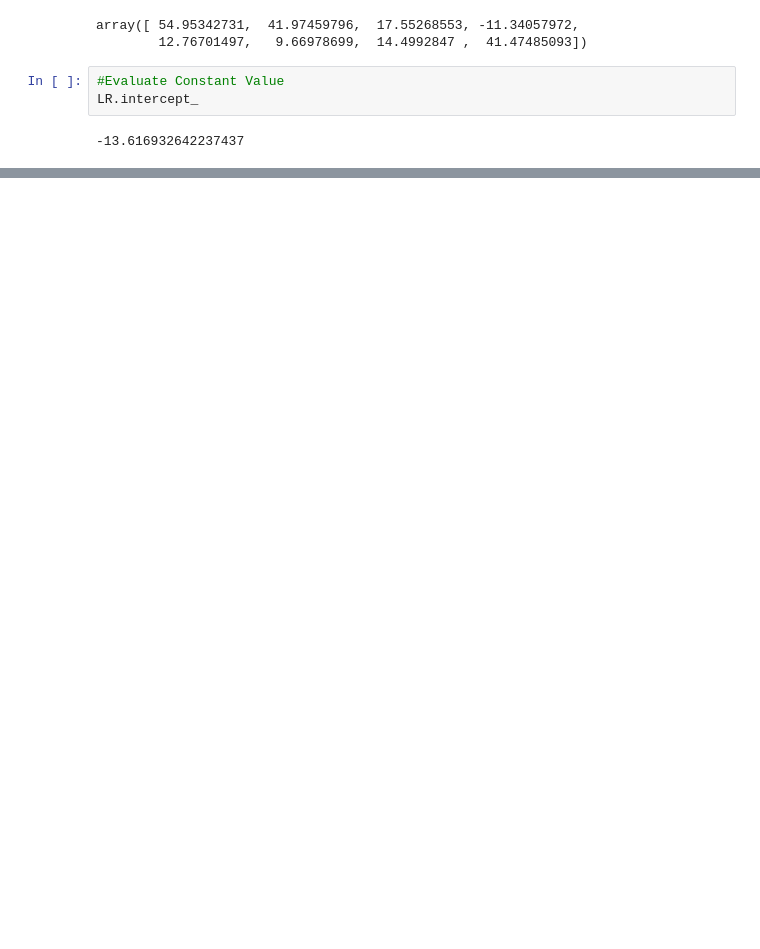
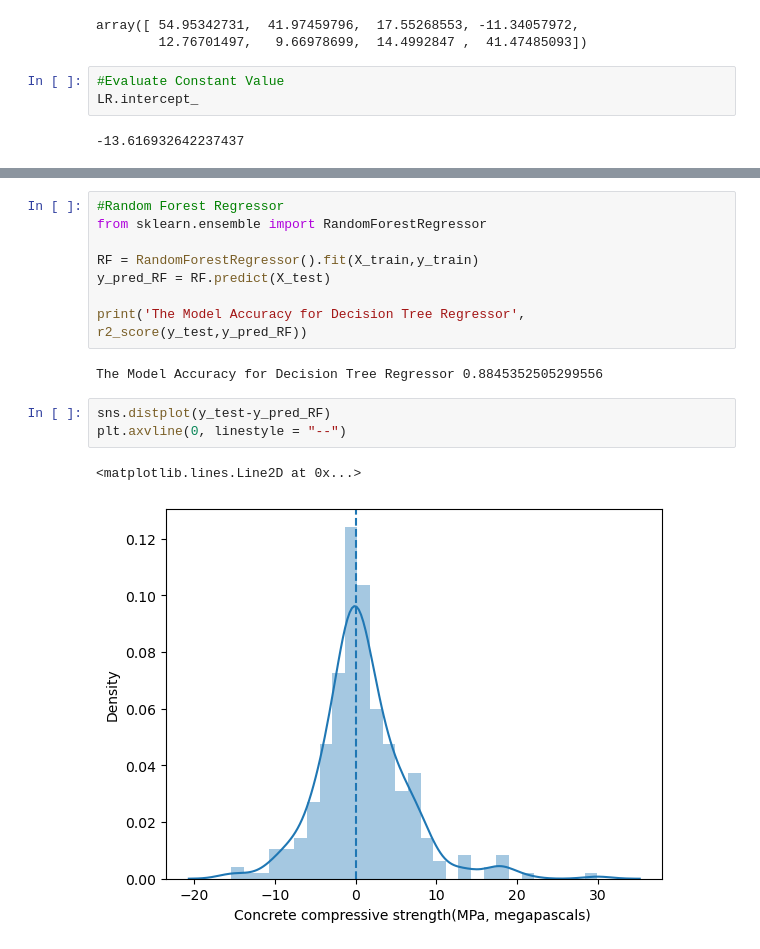
Before and after one commit to anirudhakolay/CementPrediction_Model, a Jupyter notebook: model.ipynb, the cells around one changed output, grey strips where cells are left out. Drawn from its saved outputs; the diff is of its cells as text; blank space fills up the shorter version.

```diff
--- a/model.ipynb
+++ b/model.ipynb
@@ -306,0 +337,16 @@ LR.intercept_
+# %%
+#Random Forest Regressor
+from sklearn.ensemble import RandomForestRegressor
+
+RF = RandomForestRegressor().fit(X_train,y_train)
+y_pred_RF = RF.predict(X_test)
+
+print('The Model Accuracy for Decision Tree Regressor', r2_score(y_test,y_pred_RF))
+# %% [output]
+The Model Accuracy for Decision Tree Regressor 0.8845352505299556
+# %%
+sns.distplot(y_test-y_pred_RF)
+plt.axvline(0, linestyle = "--")
+# %% [output]
+<matplotlib.lines.Line2D at 0x...>
+[figure, added]
```
Also changed, not shown: parts of 11 cells of this notebook, 1 other file.
